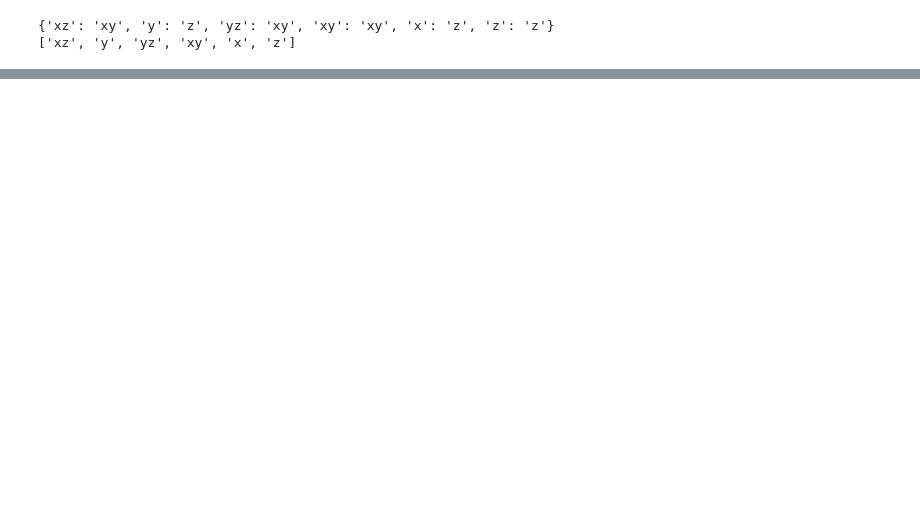
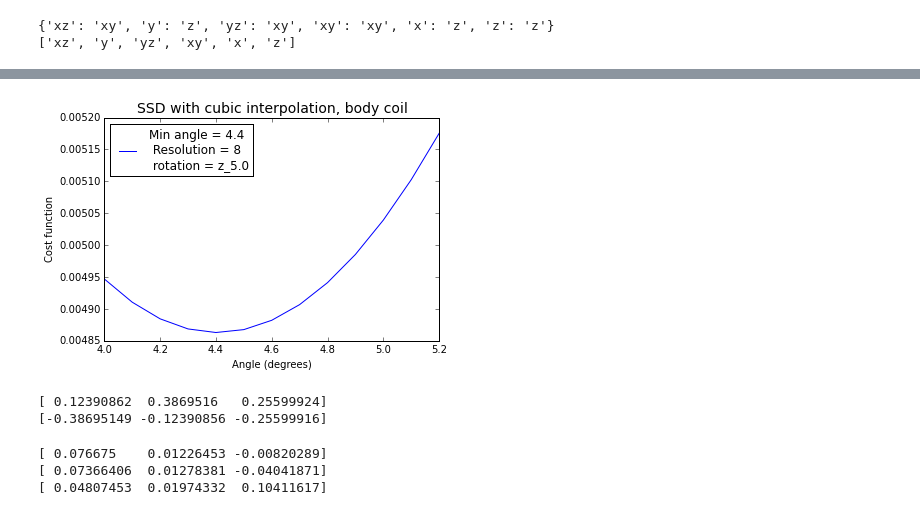
Before and after one commit to zyzdiana/AC297r-Volume-Registration, a Jupyter notebook: Thesis/Gradient_Descent.ipynb, the cells around one changed output, grey strips where cells are left out. Saved outputs shown, nothing was run; the diff lists cells and outputs as text; code cells hidden in the pictures; blank space fills up the shorter version.

```diff
--- a/Thesis/Gradient_Descent.ipynb
+++ b/Thesis/Gradient_Descent.ipynb
@@ -30,7 +32,7 @@ path = '/Users/zyzdiana/Dropbox/THESIS/Sept_23_navs/'
 ranges = ['0_5_to_2_5','3_0_to_5_0']
 files = os.listdir(path)
 axes_dict = {}
-for f in files:
+for f in files[1:]:
     rot_ax = f.split('_')[2]
     trans_ax = f.split('_')[10]
     if not axes_dict.has_key(rot_ax):
@@ -158,6 +219,6 @@ def get_M(x1,x2,x3):
 # %%
 # Get two volumes to register
-rot_ax = 'x'
+rot_ax = 'z'
 testVol1 = sept23_dict_8[rot_ax][axes_dict[rot_ax]][ranges[1]][(0.0, 0)]
 testVol2 = sept23_dict_8[rot_ax][axes_dict[rot_ax]][ranges[1]][(5.0, 0)]
 # Calculate the radius for masking
@@ -170,7 +231,7 @@ testVol2_masked = sphere_mask(testVol2,rad)
 # Get the mesh_grid points for the volume
 xx,yy,zz = pickle.load(open('/Users/zyzdiana/Dropbox/THESIS/for_cluster/mesh_grid_%s.p'%res,'rb'))
 # Precompute some information for gd
-volume_shape = testVol1_masked.shape
+volume_shape = testVol2_masked.shape
 ox = volume_shape[1]/2.-0.5
 oy = volume_shape[0]/2.-0.5
 oz = volume_shape[2]/2.-0.5
@@ -183,0 +240,10 @@ $$l = \sqrt{(p_4^2+p_5^2+p_6^2)}$$
+# %%
+# Test tricubic interpolation on 8mm, x-axis rotation
+xx,yy,zz = pickle.load(open('/Users/zyzdiana/Dropbox/THESIS/for_cluster/mesh_grid_%s.p'%res,'rb'))
+
+thetas = np.arange(4.0,5.2,0.1)
+wx,wy,wz = ax_to_w(rot_ax)
+cost = rot_cost_func_3d(testVol1_masked, testVol2_masked, thetas, wx,wy,wz,xx,yy,zz,interpolation = 'tricubic')
+plot_cost_func(thetas,cost,res,'cubic','%s_5.0'%rot_ax, 'body')
+# %% [output]
+[figure, added]
@@ -183,0 +262,14 @@ $$l = \sqrt{(p_4^2+p_5^2+p_6^2)}$$
+# %%
+print img1Derivs[:,15,16,18]*100
+print derivatives1[(16,15,18)]*100
+# %% [output]
+[ 0.12390862  0.3869516   0.25599924]
+[-0.38695149 -0.12390856 -0.25599916]
+# %%
+print img1Derivs[:,1,0,0]*100
+print img1Derivs[:,0,1,0]*100
+print img1Derivs[:,0,0,1]*100
+# %% [output]
+[ 0.076675    0.01226453 -0.00820289]
+[ 0.07366406  0.01278381 -0.04041871]
+[ 0.04807453  0.01974332  0.10411617]
```
Also changed, not shown: parts of 24 cells of this notebook, 1 other file.
